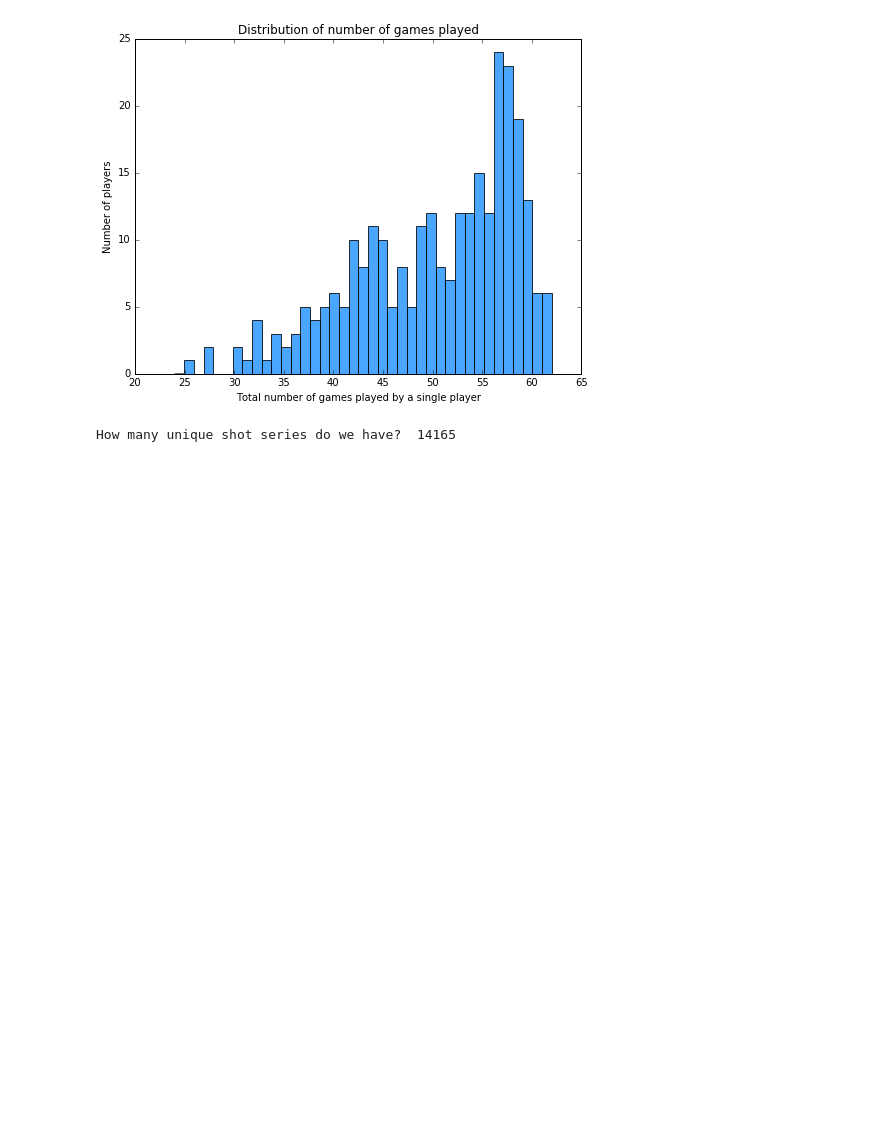
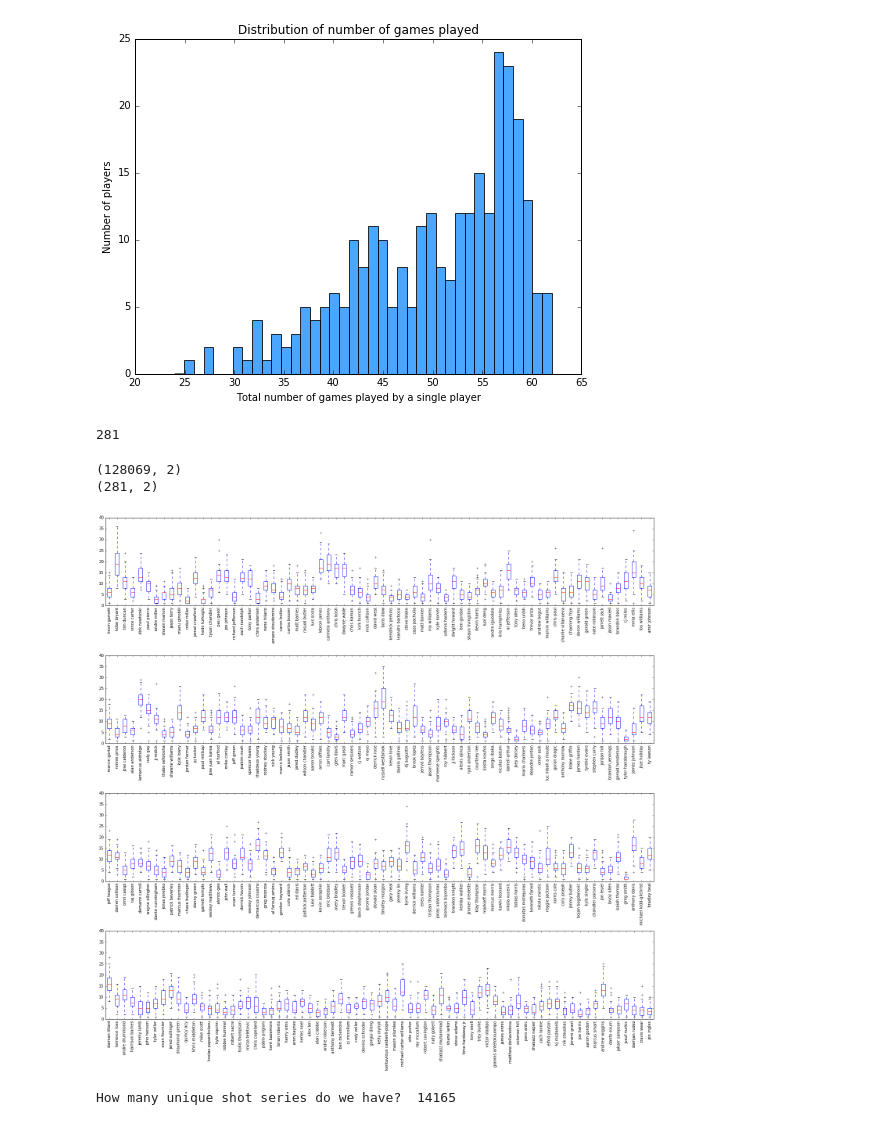
Before and after one commit to liangzecai/CS109a-Identify-HotHand, a Jupyter notebook: Zecai_Milestone3_hothandtheory.ipynb, the cells around one changed output. Drawn from its saved outputs; the diff is of its cells as text; code cells hidden in the pictures; blank space fills up the shorter version.

```diff
--- a/Zecai_Milestone3_hothandtheory.ipynb
+++ b/Zecai_Milestone3_hothandtheory.ipynb
@@ -117,4 +117,43 @@ shots_by_player = {}
 for player in player_id:
     shots_by_player[player] = np.array([data[(data['player_id'] == player) & (data['GAME_ID'] == game)].shape[0]
                                         for game in gameID_by_player[player]])
+# %%
+print len(shots_by_player.values())
+# %% [output]
+281
+# %%
+name_id = shots[['player_name', 'player_id']]
+print name_id.shape
+_, idx = np.unique(name_id['player_id'], return_index=True)
+name_id = name_id.loc[idx]
+print name_id.shape
+
+# For individual players
+fig, ax = plt.subplots(4,1,figsize=(20,20))
+ax[0].boxplot([shots_by_player[pid] for pid in player_id[:70]])
+ax[0].set_ylim((0,40))
+ax[0].set_xticklabels([name_id['player_name'].loc[name_id[name_id['player_id'] == idx].index[0]]
+                       for idx in player_id[:70]], rotation='vertical')
+
+ax[1].boxplot([shots_by_player[pid] for pid in player_id[70:140]])
+ax[1].set_ylim((0,40))
+ax[1].set_xticklabels([name_id['player_name'].loc[name_id[name_id['player_id'] == idx].index[0]]
+                       for idx in player_id[70:140]], rotation='vertical')
+
+ax[2].boxplot([shots_by_player[pid] for pid in player_id[140:210]])
+ax[2].set_ylim((0,40))
+ax[2].set_xticklabels([name_id['player_name'].loc[name_id[name_id['player_id'] == idx].index[0]]
+                       for idx in player_id[140:210]], rotation='vertical')
+
+ax[3].boxplot([shots_by_player[pid] for pid in player_id[210:]])
+ax[3].set_ylim((0,40))
+ax[3].set_xticklabels([name_id['player_name'].loc[name_id[name_id['player_id'] == idx].index[0]]
+                       for idx in player_id[210:]], rotation='vertical')
+
+plt.tight_layout()
+plt.show()
+# %% [output]
+(128069, 2)
+(281, 2)
+[figure, added]
 # %%
```
Also changed, not shown: parts of 3 cells of this notebook.
